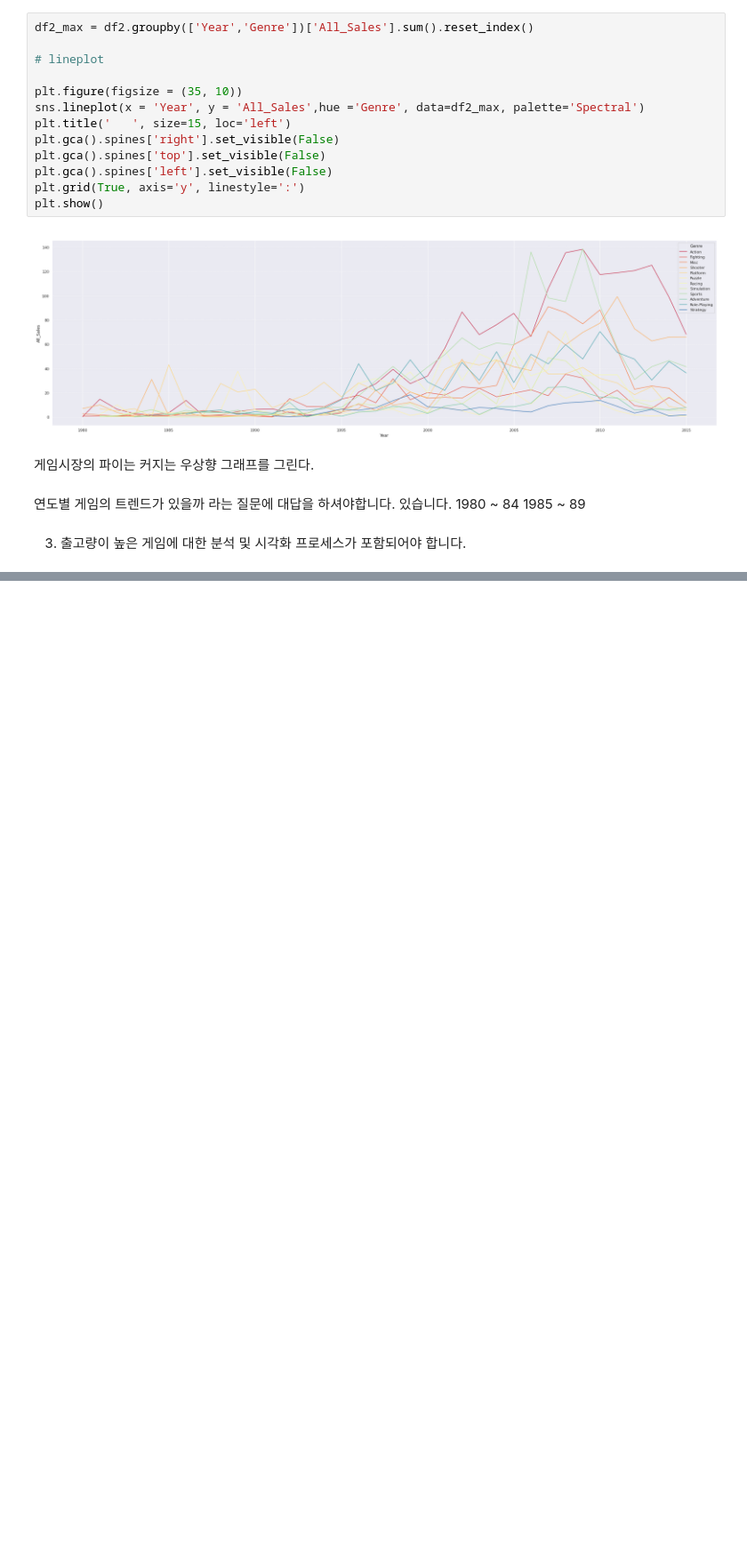
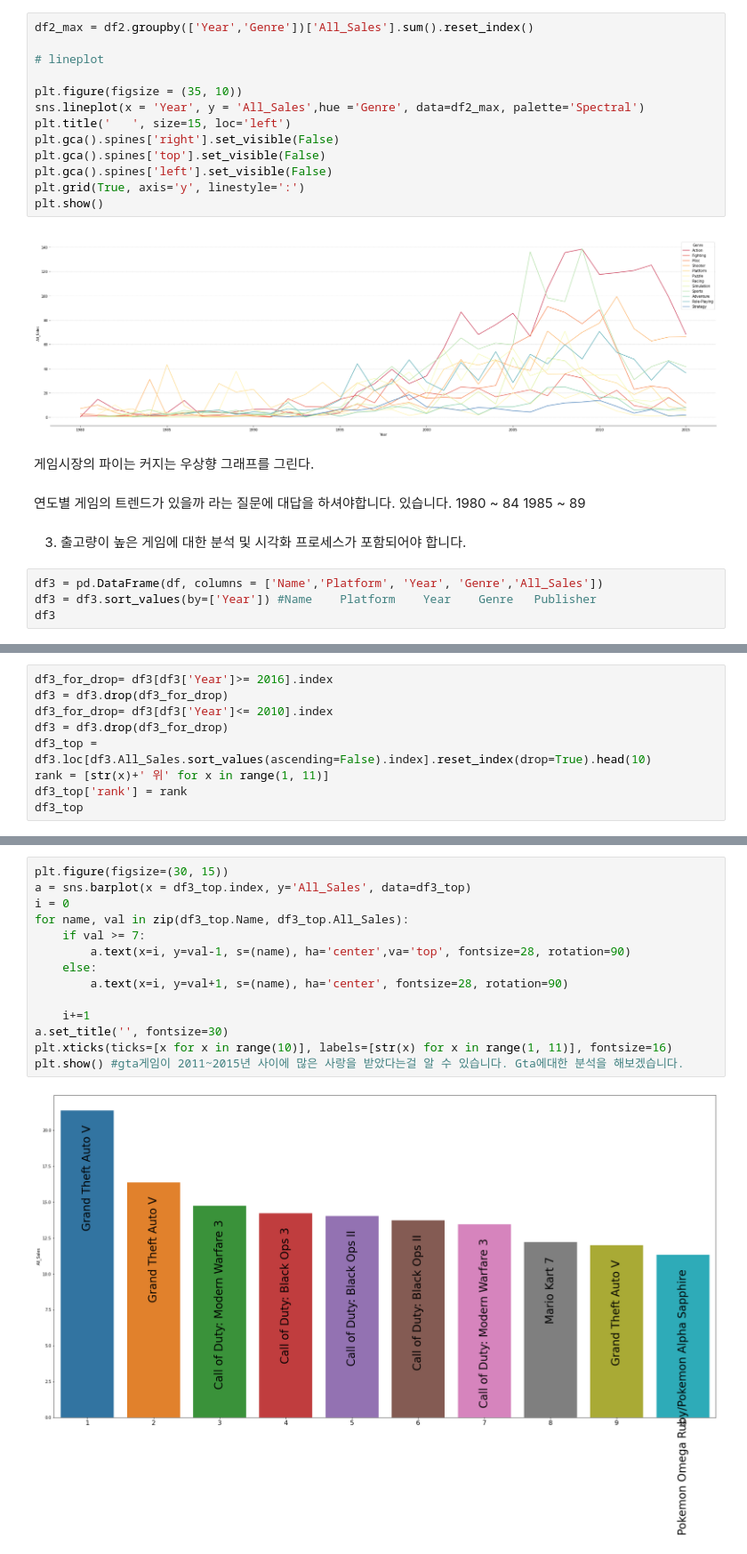
Before and after one commit to theplace75/Section_project1, a Jupyter notebook: Untitled1.ipynb, the cells around one changed output, grey strips where cells are left out. Shown at 89% size. Saved outputs shown, nothing was run; the diff lists cells and outputs as text; blank space fills up the shorter version.

```diff
--- a/Untitled1.ipynb
+++ b/Untitled1.ipynb
@@ -375,3 +373,7 @@ plt.show()
 1985 ~ 89
 # %% [markdown]
 3. 출고량이 높은 게임에 대한 분석 및 시각화 프로세스가 포함되어야 합니다.
+# %%
+df3 = pd.DataFrame(df, columns = ['Name','Platform', 'Year', 'Genre','All_Sales'])
+df3 = df3.sort_values(by=['Year']) #Name	Platform	Year	Genre	Publisher
+df3
@@ -377,0 +412,9 @@ plt.show()
+# %%
+df3_for_drop= df3[df3['Year']>= 2016].index
+df3 = df3.drop(df3_for_drop)
+df3_for_drop= df3[df3['Year']<= 2010].index
+df3 = df3.drop(df3_for_drop)
+df3_top = df3.loc[df3.All_Sales.sort_values(ascending=False).index].reset_index(drop=True).head(10)
+rank = [str(x)+' 위' for x in range(1, 11)]
+df3_top['rank'] = rank
+df3_top
@@ -377,0 +433,16 @@ plt.show()
+# %%
+plt.figure(figsize=(30, 15))
+a = sns.barplot(x = df3_top.index, y='All_Sales', data=df3_top)
+i = 0
+for name, val in zip(df3_top.Name, df3_top.All_Sales):
+    if val >= 7:
+        a.text(x=i, y=val-1, s=(name), ha='center',va='top', fontsize=28, rotation=90)
+    else:
+        a.text(x=i, y=val+1, s=(name), ha='center', fontsize=28, rotation=90)
+
+    i+=1
+a.set_title('', fontsize=30)
+plt.xticks(ticks=[x for x in range(10)], labels=[str(x) for x in range(1, 11)], fontsize=16)
+plt.show() #gta게임이 2011~2015년 사이에 많은 사랑을 받았다는걸 알 수 있습니다. Gta에대한 분석을 해보겠습니다.
+# %% [output]
+[figure, added]
```
Also changed, not shown: parts of 12 cells of this notebook.
